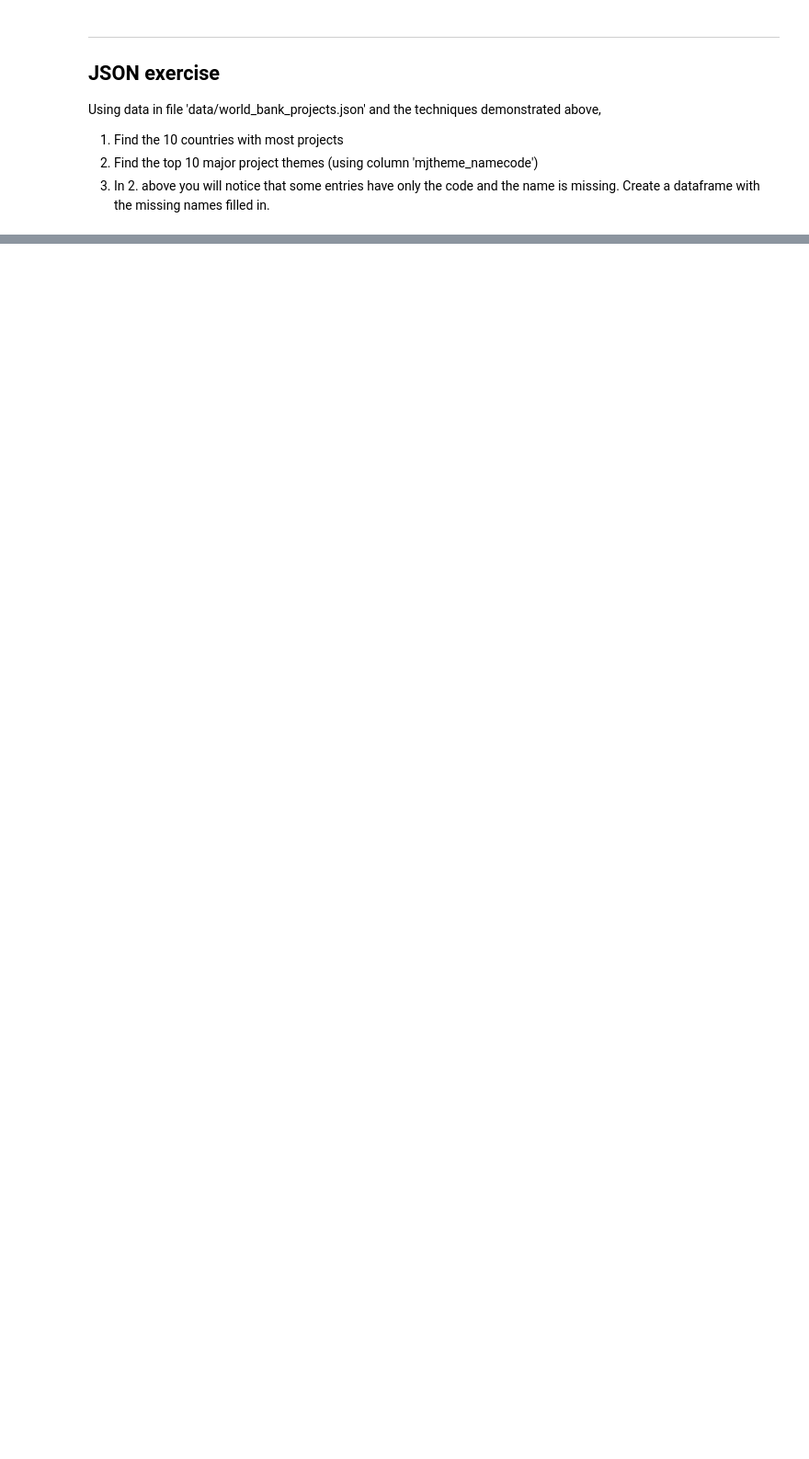
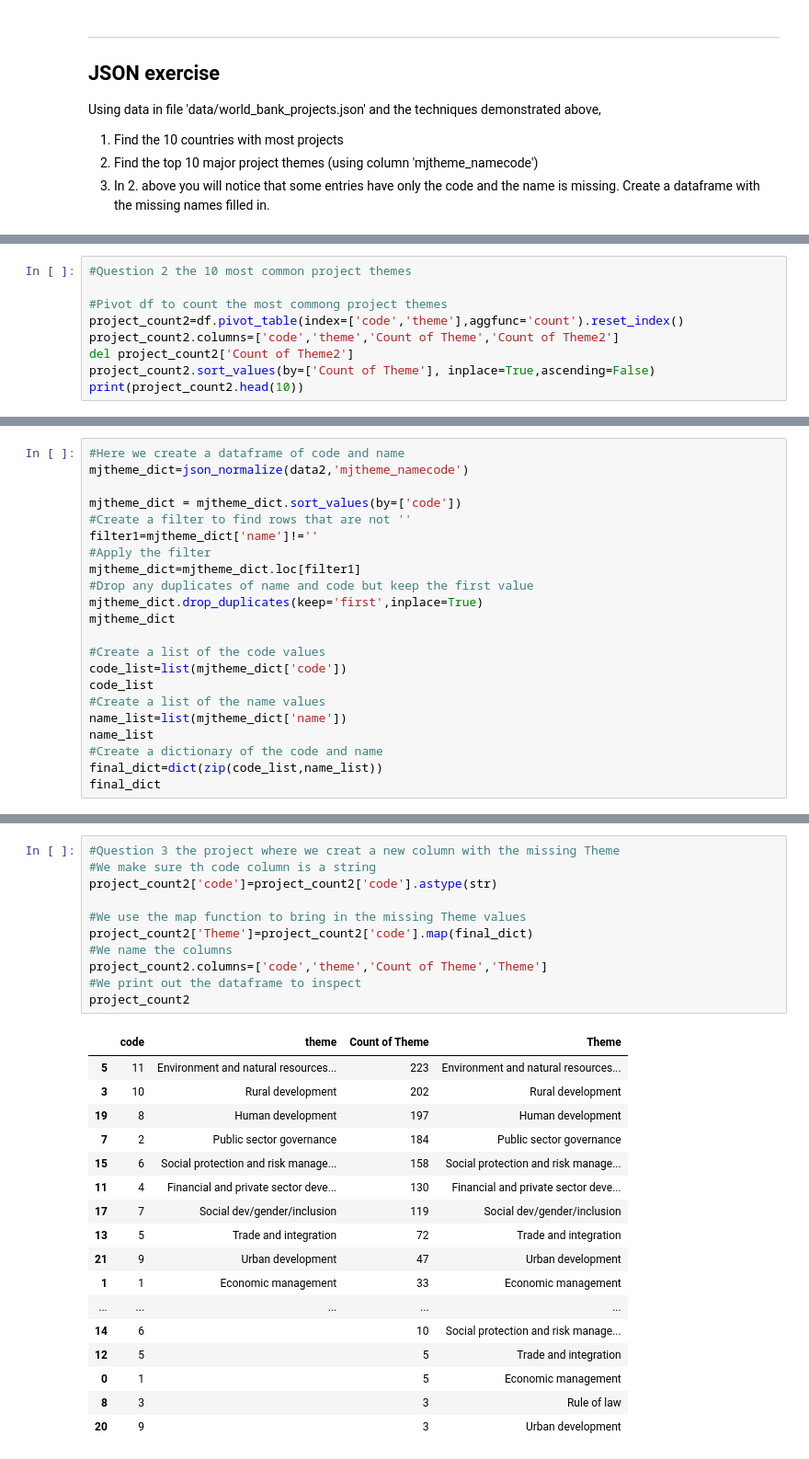
Before and after one commit to khtaho/Springboard, a Jupyter notebook: sliderule_dsi_json_exercise.ipynb, the cells around one changed output, grey strips where cells are left out. Shown at 92% size. Drawn from its saved outputs; the diff is of its cells as text; blank space fills up the shorter version.

```diff
--- a/sliderule_dsi_json_exercise.ipynb
+++ b/sliderule_dsi_json_exercise.ipynb
@@ -377,0 +172,9 @@ print(df)
+# %%
+#Question 2 the 10 most common project themes
+
+#Pivot df to count the most commong project themes
+project_count2=df.pivot_table(index=['code','theme'],aggfunc='count').reset_index()
+project_count2.columns=['code','theme','Count of Theme','Count of Theme2']
+del project_count2['Count of Theme2']
+project_count2.sort_values(by=['Count of Theme'], inplace=True,ascending=False)
+print(project_count2.head(10))
@@ -377,0 +214,22 @@ print(df)
+# %%
+#Here we create a dataframe of code and name
+mjtheme_dict=json_normalize(data2,'mjtheme_namecode')
+
+mjtheme_dict = mjtheme_dict.sort_values(by=['code'])
+#Create a filter to find rows that are not ''
+filter1=mjtheme_dict['name']!=''
+#Apply the filter
+mjtheme_dict=mjtheme_dict.loc[filter1]
+#Drop any duplicates of name and code but keep the first value
+mjtheme_dict.drop_duplicates(keep='first',inplace=True)
+mjtheme_dict
+
+#Create a list of the code values
+code_list=list(mjtheme_dict['code'])
+code_list
+#Create a list of the name values
+name_list=list(mjtheme_dict['name'])
+name_list
+#Create a dictionary of the code and name
+final_dict=dict(zip(code_list,name_list))
+final_dict
@@ -377,0 +248,29 @@ print(df)
+# %%
+#Question 3 the project where we creat a new column with the missing Theme
+#We make sure th code column is a string
+project_count2['code']=project_count2['code'].astype(str)
+
+#We use the map function to bring in the missing Theme values
+project_count2['Theme']=project_count2['code'].map(final_dict)
+#We name the columns
+project_count2.columns=['code','theme','Count of Theme','Theme']
+#We print out the dataframe to inspect
+project_count2
+# %% [output]
+|  | code | theme | Count of Theme | Theme |
+| 5 | 11 | Environment and natural resources... | 223 | Environment and natural resources... |
+| 3 | 10 | Rural development | 202 | Rural development |
+| 19 | 8 | Human development | 197 | Human development |
+| 7 | 2 | Public sector governance | 184 | Public sector governance |
+| 15 | 6 | Social protection and risk manage... | 158 | Social protection and risk manage... |
+| 11 | 4 | Financial and private sector deve... | 130 | Financial and private sector deve... |
+| 17 | 7 | Social dev/gender/inclusion | 119 | Social dev/gender/inclusion |
+| 13 | 5 | Trade and integration | 72 | Trade and integration |
+| 21 | 9 | Urban development | 47 | Urban development |
+| 1 | 1 | Economic management | 33 | Economic management |
+| ... | ... | ... | ... | ... |
+| 14 | 6 |  | 10 | Social protection and risk manage... |
+| 12 | 5 |  | 5 | Trade and integration |
+| 0 | 1 |  | 5 | Economic management |
+| 8 | 3 |  | 3 | Rule of law |
+| 20 | 9 |  | 3 | Urban development |
```
Also changed, not shown: parts of 27 cells of this notebook.
